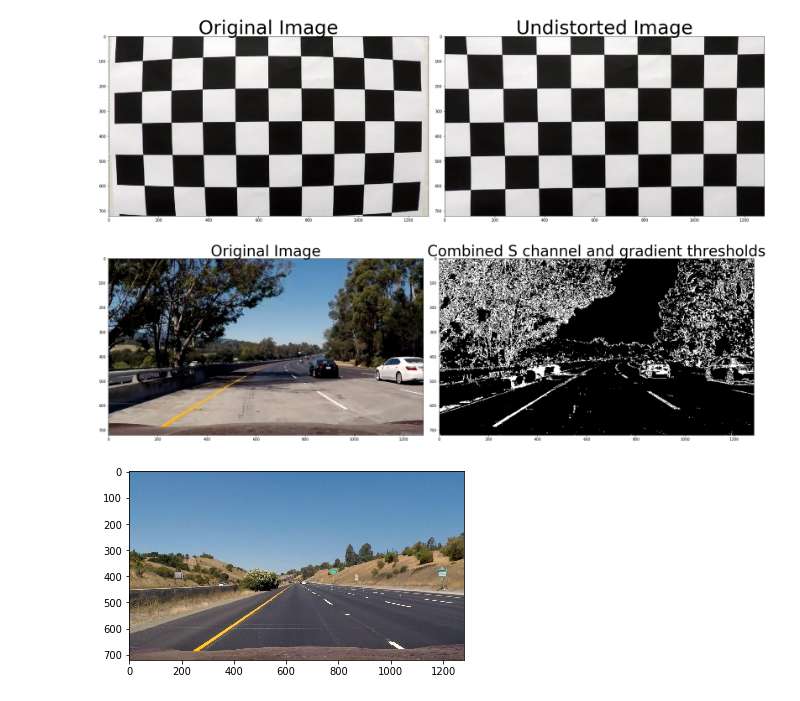
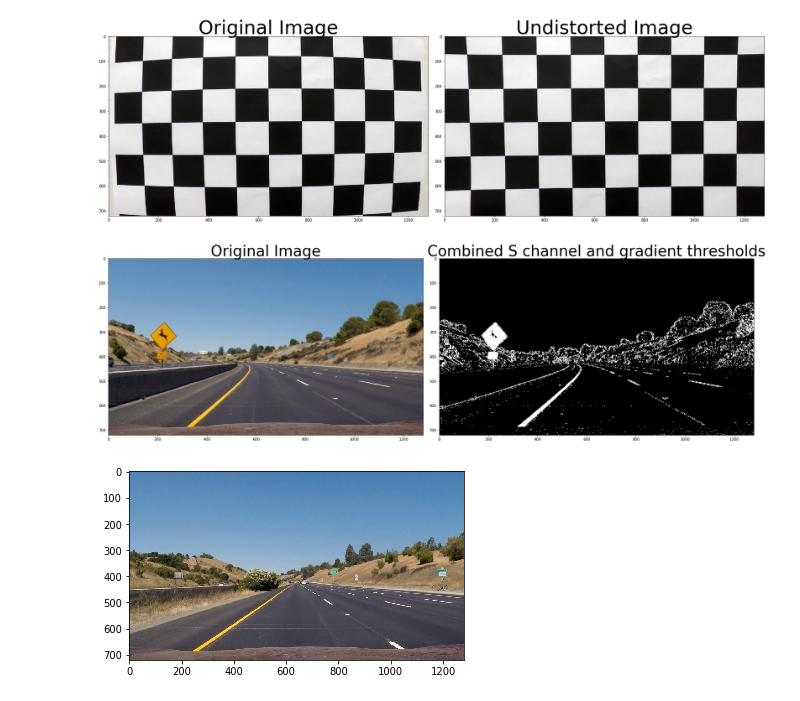
Before and after one commit to hackattendant/Lane-Detection-Python, a Jupyter notebook: Advanced-Lane-Lines.ipynb, the cells around one changed output. Drawn from its saved outputs; the diff is of its cells as text; code cells hidden in the pictures.

```diff
--- a/Advanced-Lane-Lines.ipynb
+++ b/Advanced-Lane-Lines.ipynb
@@ -11,21 +10,18 @@ import glob
 # %%
 # Compute the camera calibration matrix and distortion coefficents
-
 # Read in and make a list of calibration images
 images = glob. glob('camera_cal/calibration*.jpg')
 
 # Read in a calibration image
-img = mpimg.imread('camera_cal/calibration2.jpg')
-plt.imshow(img)
+calibration_img = mpimg.imread('camera_cal/calibration2.jpg')
+plt.imshow(calibration_img)
 # %% [output]
 <matplotlib.image.AxesImage at 0x...>
 [figure]
 # %%
 # Arrays to store object points and image points from all the images
-
 objpoints = [] # #D points in real world space
 imgpoints = [] # 2D points in image plane
-
 
 # Prepare object points, like (0,0,0), (1,0,0), (2,0,0), ....., (7,5,0) for points on chessboard
 objp = np.zeros((6*9,3), np.float32)
@@ -34,10 +30,10 @@ objp[:,:2] = np.mgrid[0:9,0:6].T.reshape(-1,2) # x, y coordinates
 # Iterate through each image file, detecting corenrs, and appending points to the obj and img Arrays
 for fname in images:
     # Read in each image
-    img = mpimg.imread(fname)
+    c_img = mpimg.imread(fname)
 
     # Convert image to grayscale
-    gray = cv2.cvtColor(img, cv2.COLOR_BGR2GRAY)
+    gray = cv2.cvtColor(c_img, cv2.COLOR_BGR2GRAY)
 
     # Find the chessboard corners
     ret, corners = cv2.findChessboardCorners(gray, (9,6),None)
@@ -47,11 +43,22 @@ for fname in images:
         imgpoints.append(corners)
         objpoints.append(objp)
 
-        # Draw and display the corners
-        img = cv2.drawChessboardCorners(img, (9,6), corners, ret)
-        plt.imshow(img)
+        # Test - Draw and display the corners
+        c_img = cv2.drawChessboardCorners(c_img, (9,6), corners, ret)
+        plt.imshow(c_img)
+        #Save images with corners drawn into output_images/draw_corners/camera_cal
         plt.savefig('output_images/draw_corners/' + str(fname))
         plt.savefig('output_images/cornersDrawnOn.jpg')
+
+        #Choose offset from image corners to plot detected cornersDrawnOn
+        offset = 100 # offset for dst points
+        # Grab image shape
+        img_size = (gray.shape[1], gray.shape[0])
+
+        # define 4 source points
+        src = np.float32([corners[0], corners[9 -1], corners[-1], corners[-9]])
+
+        # define 4 destination
 # %% [output]
 [figure]
 # %%
@@ -77,53 +84,54 @@ plt.savefig('output_images/undistortedImage.jpg')
 # %% [output]
 [figure]
 # %%
-# Combine Color and gradient thresholds for lane detection
-
-image = mpimg.imread('test_images/test5.jpg')
-
+ # Combine Color and gradient thresholds for lane detection
 def threshold(img, s_thresh=(170, 255), sx_thresh=(20, 100)):
     img = np.copy(img)
+
     # Convert to HSV color space and separate the V channel
     hsv = cv2.cvtColor(img, cv2.COLOR_RGB2HLS).astype(np.float)
     l_channel = hsv[:,:,1]
     s_channel = hsv[:,:,2]
+
     # Sobel x
     sobelx = cv2.Sobel(l_channel, cv2.CV_64F, 1, 0) # Take the derivative in x
     abs_sobelx = np.absolute(sobelx) # Absolute x derivative to accentuate lines away from horizontal
     scaled_sobel = np.uint8(255*abs_sobelx/np.max(abs_sobelx))
 
     # Threshold x gradient
     sxbinary = np.zeros_like(scaled_sobel)
     sxbinary[(scaled_sobel >= sx_thresh[0]) & (scaled_sobel <= sx_thresh[1])] = 1
 
     # Threshold color channel
     s_binary = np.zeros_like(s_channel)
     s_binary[(s_channel >= s_thresh[0]) & (s_channel <= s_thresh[1])] = 1
     # Stack each channel
     # Note color_binary[:, :, 0] is all 0s, effectively an all black image. It might
     # be beneficial to replace this channel with something else.
     color_binary = np.dstack(( np.zeros_like(sxbinary), sxbinary, s_binary))
 
     # Combine the two binary thresholds
     combined_binary = np.zeros_like(sxbinary)
     combined_binary[(s_binary == 1) | (sxbinary == 1)] =1
     return combined_binary
 
-result = threshold(image)
+# Test
+threshold_test_image = mpimg.imread('test_images/test2.jpg')
+threshold_test = threshold(threshold_test_image)
 
 # Plot the result
 f, (ax1, ax2) = plt.subplots(1, 2, figsize=(24, 9))
 f.tight_layout()
 
-ax1.imshow(image)
+ax1.imshow(threshold_test_image)
 ax1.set_title('Original Image', fontsize=40)
 
-ax2.imshow(result, cmap = plt.get_cmap('gray'))
+ax2.imshow(threshold_test, cmap = plt.get_cmap('gray'))
 ax2.set_title('Combined S channel and gradient thresholds', fontsize=40)
 plt.subplots_adjust(left=0., right=1, top=0.9, bottom=0.)
 plt.savefig('output_images/combined_binary.jpg')
 # %% [output]
-[figure, old version]
+[figure, new version]
 # %%
 # Perspective Transform
 
```
Also changed, not shown: parts of 11 cells of this notebook.
